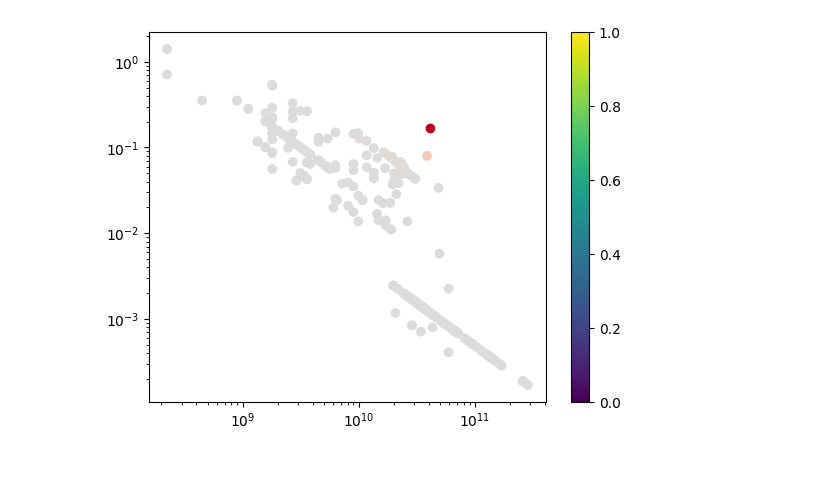
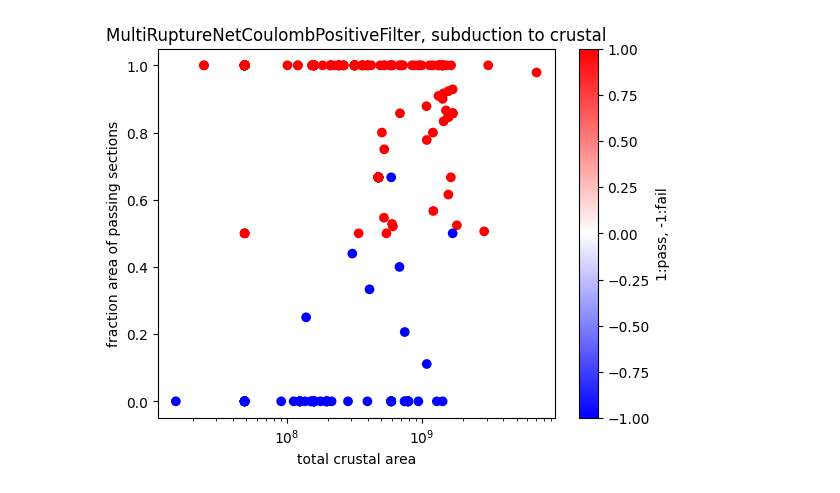
Before and after one commit to voj/science-playground, a Jupyter notebook: WORKDIR/coulomb-fractions.ipynb, the cells around one changed output. Saved outputs shown, nothing was run; the diff lists cells and outputs as text; code cells hidden in the pictures.

```diff
--- a/WORKDIR/coulomb-fractions.ipynb
+++ b/WORKDIR/coulomb-fractions.ipynb
@@ -55,13 +56,15 @@ plt.show()
 # %%
 x = np.array([cs for (cs, ss, ps, ok) in stats])
 y = np.array( [ps/cs for (cs, ss, ps, ok) in stats])
-cs = np.array([ok for (cs, ss, ps, ok) in stats])
-norm = colors.CenteredNorm()
-cmap=cm.coolwarm(norm(cs))
-plt.scatter(x, y, c=cmap)
-plt.yscale('log')
+cs = np.array([1 if ok>0 else -1 for (cs, ss, ps, ok) in stats])
+plt.scatter(x, y, c=cs, cmap="bwr")
+plt.title("MultiRuptureNetCoulombPositiveFilter, subduction to crustal")
+plt.ylabel('fraction area of passing sections')
+#plt.yscale('log')
+plt.xlabel('total crustal area')
 plt.xscale('log')
-plt.colorbar()
+color_bar = plt.colorbar()
+color_bar.set_label("1:pass, -1:fail")
 plt.show()
 # %% [output]
-[figure, old version]
+[figure, new version]
```
Also changed, not shown: parts of 5 cells of this notebook.
